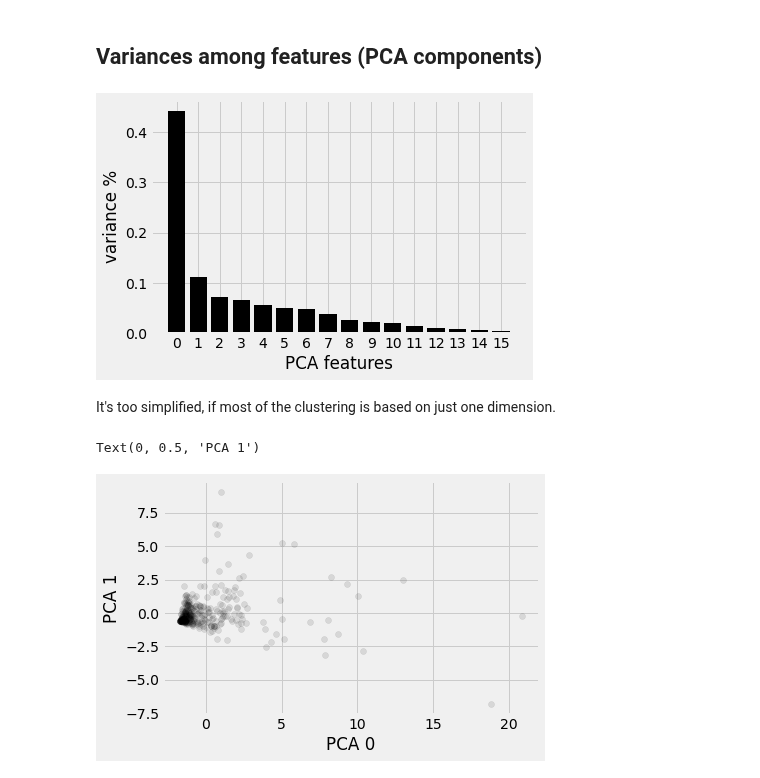
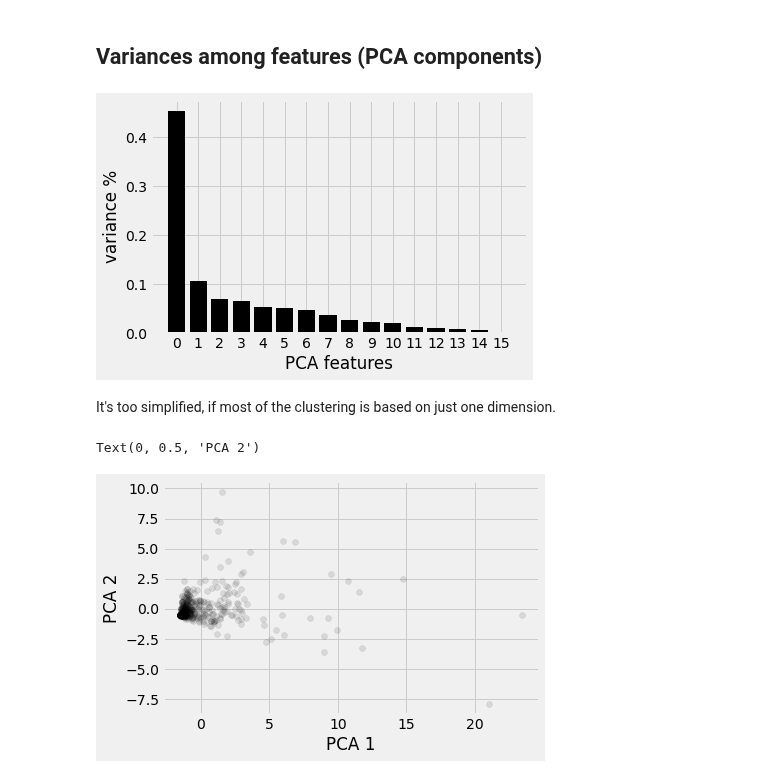
Before and after one commit to TechLabs-Berlin/wt21-way-to-go, a Jupyter notebook: machine_learning/KMeans_poicount_data.ipynb, the cells around one changed output. Drawn from its saved outputs; the diff is of its cells as text; code cells hidden in the pictures.

```diff
--- a/machine_learning/KMeans_poicount_data.ipynb
+++ b/machine_learning/KMeans_poicount_data.ipynb
@@ -44,6 +52,6 @@ K-Means is noise sensitive. If we'd keep very distinct elements, it would return
 # %%
-# filtering out any route that passen by less than 10 points of interest
-df_poicount = df_poicount.loc[lambda x: x['poi'] > 10]
+# filtering out any route that pass by more than 500 points of interest             <-- not applied for the reason explained above
+#df_poicount = df_poicount.loc[lambda x: x['poi'] < 500]
 # %%
 # Writing the easier to work with and noise strapped df in a new csv file
 df_poicount.to_csv(r'poicount.csv', index=False)
@@ -270,14 +263,14 @@ plt.xticks(features)
 
 PCA_components = pd.DataFrame(principalComponents)
 # %% [output]
-[figure, old version]
+[figure, new version]
 # %% [markdown]
 It's too simplified, if most of the clustering is based on just one dimension.
 # %%
 # Plotting the most influencial two features
 plt.scatter(PCA_components[0], PCA_components[1], alpha= 0.1, color='black')
-plt.xlabel('PCA 0')
-plt.ylabel('PCA 1')
+plt.xlabel('PCA 1')
+plt.ylabel('PCA 2')
 # %% [output]
-Text(0, 0.5, 'PCA 1')
+Text(0, 0.5, 'PCA 2')
-[figure, old version]
+[figure, new version]
```
Also changed, not shown: parts of 32 cells of this notebook.
